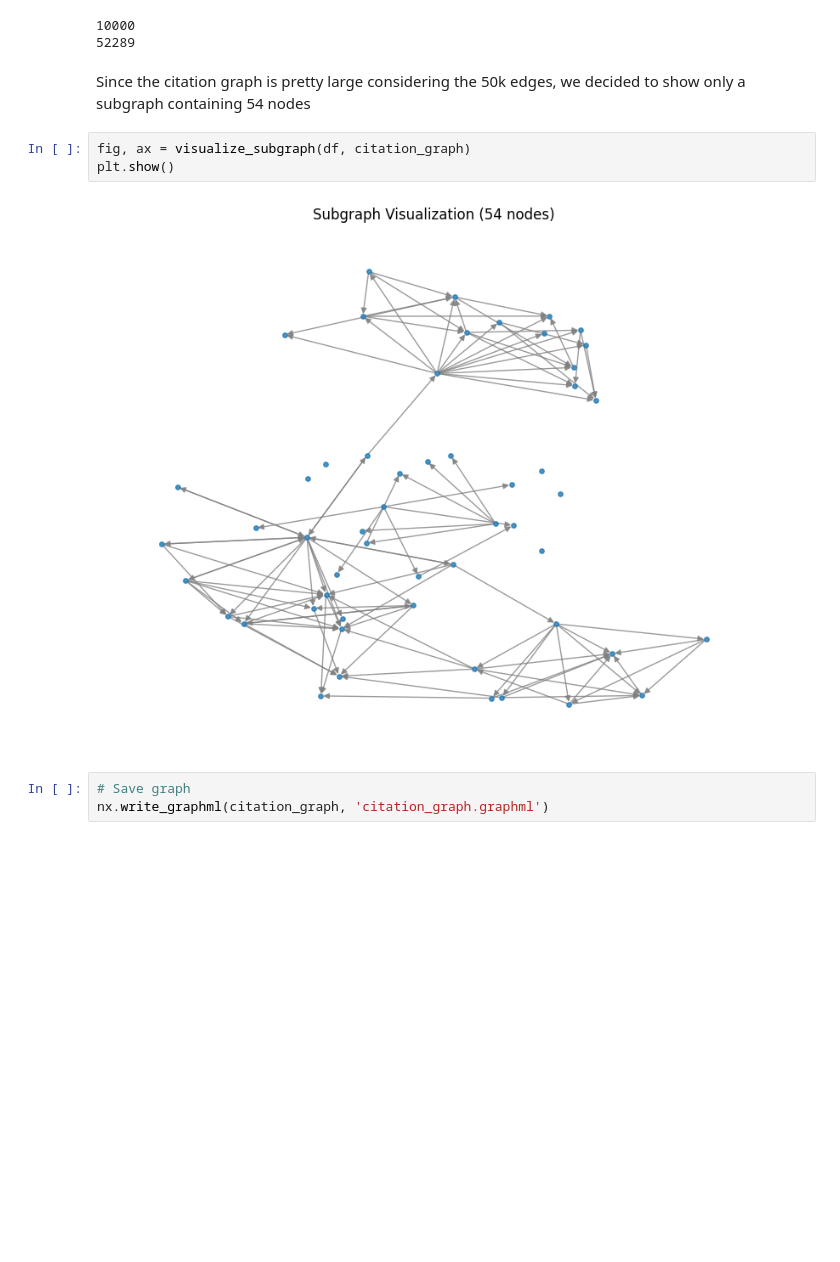
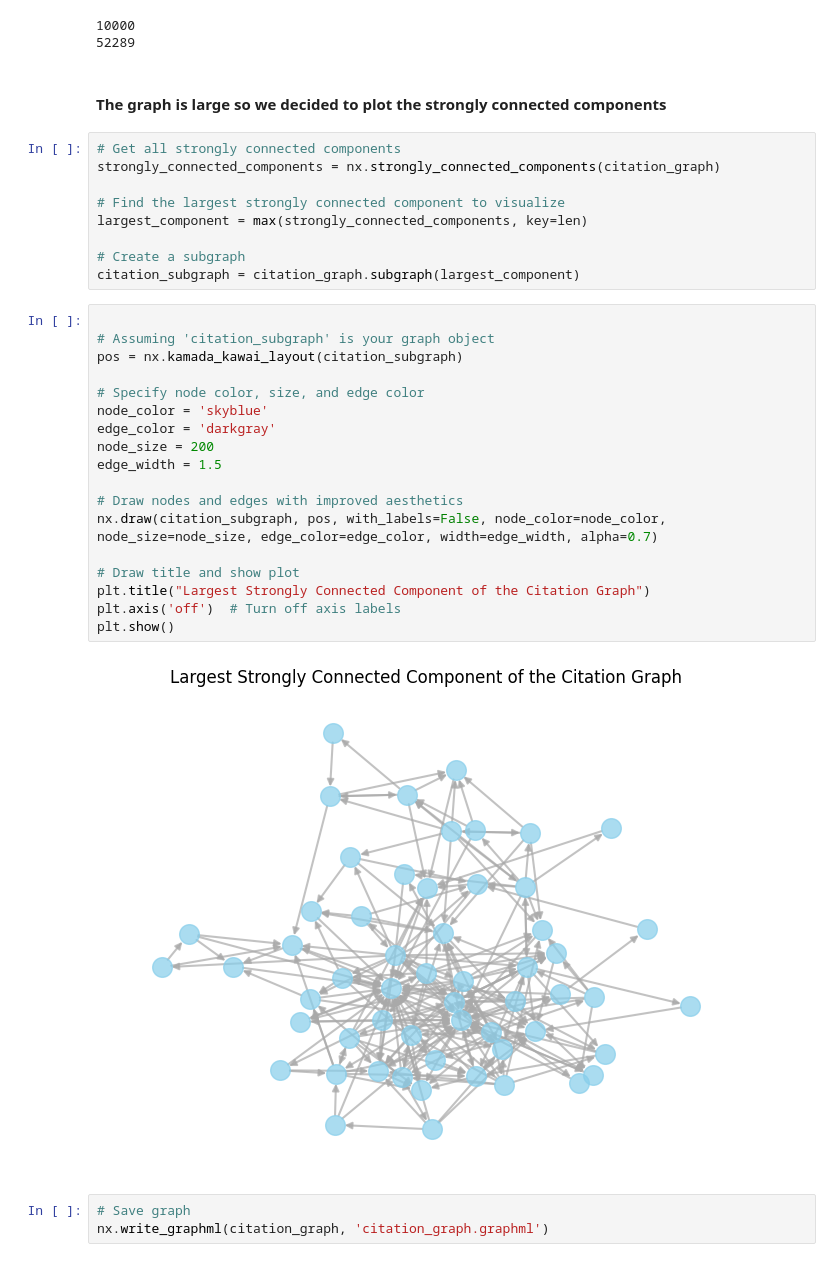
Before and after one commit to Himel1996/Research_Publication_Network_Analysis, a Jupyter notebook: main.ipynb, the cells around one changed output. Drawn from its saved outputs; the diff is of its cells as text; blank space fills up the shorter version.

```diff
--- a/main.ipynb
+++ b/main.ipynb
@@ -265,13 +265,37 @@ print(len(citation_graph.edges))
 # %% [output]
 10000
 52289
-# %% [markdown]
-Since the citation graph is pretty large considering the 50k edges, we decided to show only a subgraph containing 54 nodes
-# %%
-fig, ax = visualize_subgraph(df, citation_graph)
-plt.show()
-# %% [output]
-[figure, removed]
+# %% [markdown]
+#### The graph is large so we decided to plot the strongly connected components
+# %%
+# Get all strongly connected components
+strongly_connected_components = nx.strongly_connected_components(citation_graph)
+
+# Find the largest strongly connected component to visualize
+largest_component = max(strongly_connected_components, key=len)
+
+# Create a subgraph
+citation_subgraph = citation_graph.subgraph(largest_component)
+# %%
+
+# Assuming 'citation_subgraph' is your graph object
+pos = nx.kamada_kawai_layout(citation_subgraph)
+
+# Specify node color, size, and edge color
+node_color = 'skyblue'
+edge_color = 'darkgray'
+node_size = 200
+edge_width = 1.5
+
+# Draw nodes and edges with improved aesthetics
+nx.draw(citation_subgraph, pos, with_labels=False, node_color=node_color, node_size=node_size, edge_color=edge_color, width=edge_width, alpha=0.7)
+
+# Draw title and show plot
+plt.title("Largest Strongly Connected Component of the Citation Graph")
+plt.axis('off')  # Turn off axis labels
+plt.show()
+# %% [output]
+[figure, added]
 # %%
 # Save graph
 nx.write_graphml(citation_graph, 'citation_graph.graphml')
```
Also changed, not shown: parts of 4 cells of this notebook, 2 other files.
